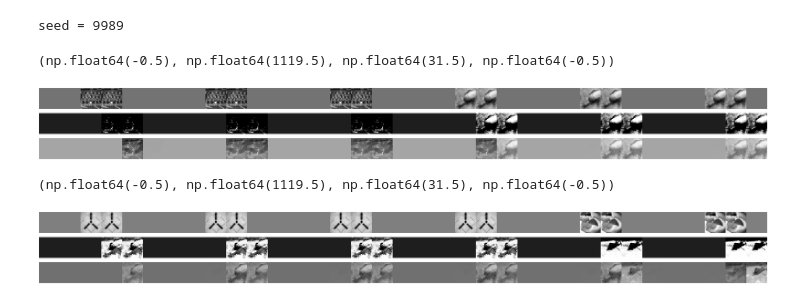
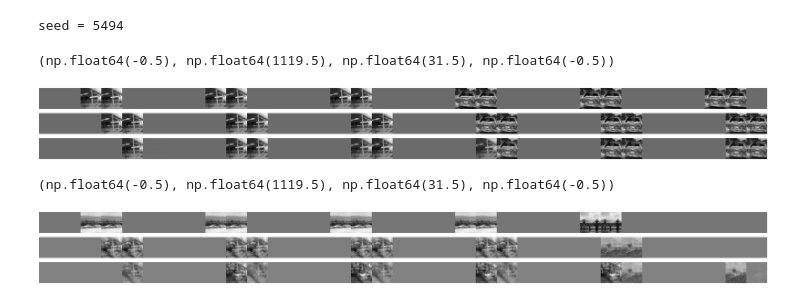
Before and after one commit to HChoiLab/cortical_circuit_model_for_novelty_encoding, a Jupyter notebook: demo.ipynb, the cells around one changed output. Saved outputs shown, nothing was run; the diff lists cells and outputs as text; code cells hidden in the pictures.

```diff
--- a/demo.ipynb
+++ b/demo.ipynb
@@ -18,12 +18,12 @@ import os
 
 SCRATCH = "/storage/scratch1/2/asharafeldin3"
 
-ACTION = True
+ACTION = False
 
 seed = np.random.randint(1001, 9999)
 print(f"seed = {seed}")
 # %% [output]
-seed = 9989
+seed = 5494
 # %%
 args = parse_args()
 
@@ -31,6 +31,7 @@ if not ACTION:
     args.perception_only = True
     args.lambda_energy = 0.5
     args.lambda_temporal = 1.0
+    args.lambda_spatial = 1.0
     args.lambda_reward = 0.0
 else:
     args.perception_only = False
@@ -74,31 +75,31 @@ plt.axis("off")
 #plt.title("Predicted")
 # %% [output]
 (np.float64(-0.5), np.float64(1119.5), np.float64(31.5), np.float64(-0.5))
-[figure, old version]
+[figure, new version]
 # %%
-sidx = test_om_indcs[5]
+sidx = 2 #test_om_indcs[5]
 
 nov_imgs_fig = plt.figure(figsize=(Y_train.shape[1] * 10, 10))
 
 plt.subplot(3, 1, 1)
 plt.imshow(torch.cat(list(Y_test[sidx, 2:37].reshape(-1, args.image_dim, args.image_dim)), dim=1).detach().cpu().numpy(), 'gray')
 plt.axis("off")
 #plt.title("True")
 
 #plt.figure(figsize=(Y_train.shape[1] * 10, 4))
 plt.subplot(3, 1, 2)
 plt.imshow(torch.cat(list(test_responses['I_hat'][sidx, 2:37].reshape(-1, args.image_dim, args.image_dim)), dim=1).detach().cpu().numpy(), 'gray')
 plt.axis("off")
 #plt.title("Reconstructed")
 
 test_predictions = model.reconstruction(test_responses['mu_p'][sidx])
 plt.subplot(3, 1, 3)
 #plt.figure(figsize=(Y_test.shape[1] * 10, 4))
 plt.imshow(torch.cat(list(test_predictions[2:37].reshape(-1, args.image_dim, args.image_dim)), dim=1).detach().cpu().numpy(), 'gray')
 plt.axis("off")
 # %% [output]
 (np.float64(-0.5), np.float64(1119.5), np.float64(31.5), np.float64(-0.5))
-[figure, old version]
+[figure, new version]
 # %%
 z_train, z_test = train_responses['z'], test_responses['z']
 sigmap_train, sigmap_test = train_responses['sigma_p'], test_responses['sigma_p']
```
Also changed, not shown: parts of 4 cells of this notebook, 8 other files.
